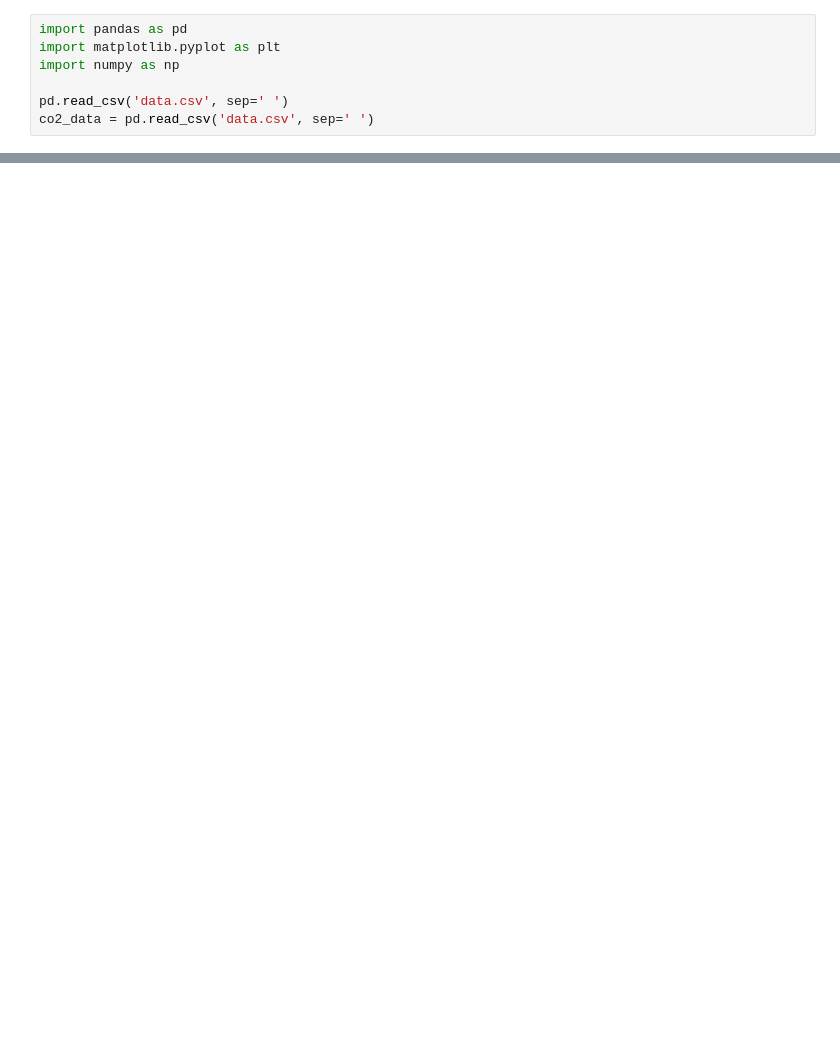
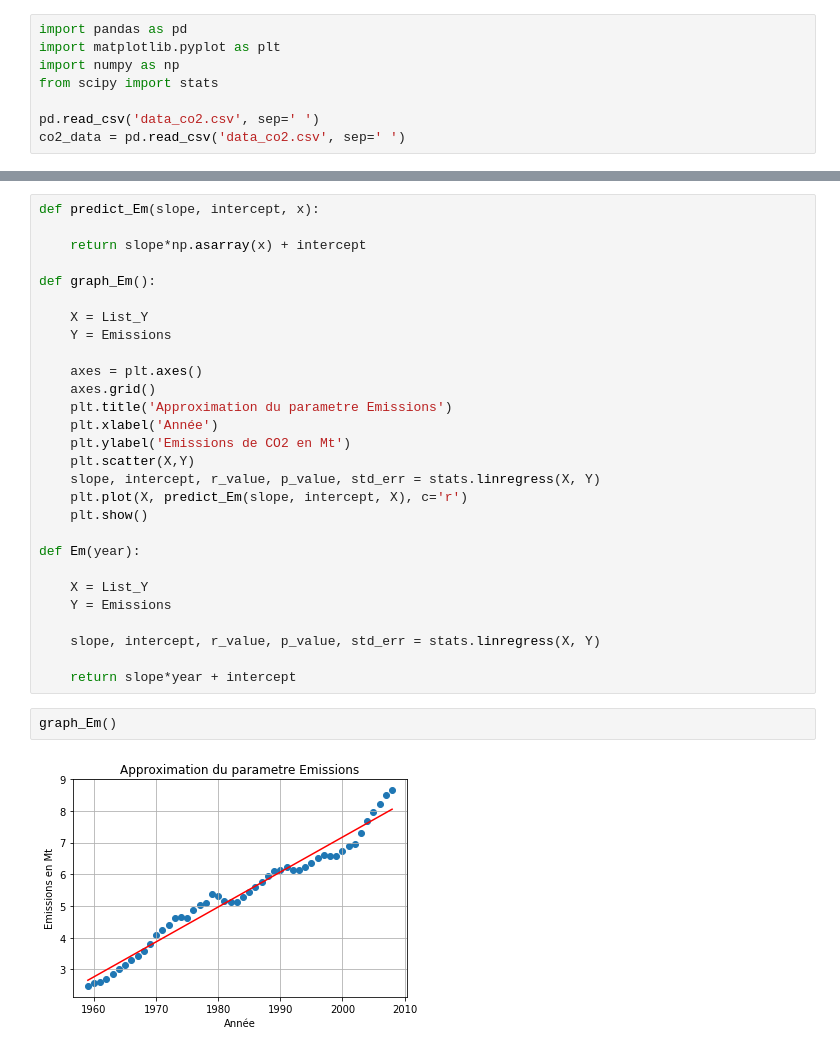
Before and after one commit to are2019-mipia1a2/Evolution-CO2, a Jupyter notebook: CO2_ARE.ipynb, the cells around one changed output, grey strips where cells are left out. Saved outputs shown, nothing was run; the diff lists cells and outputs as text; blank space fills up the shorter version.

```diff
--- a/CO2_ARE.ipynb
+++ b/CO2_ARE.ipynb
@@ -2,9 +2,10 @@
 import pandas as pd
 import matplotlib.pyplot as plt
 import numpy as np
+from scipy import stats
 
-pd.read_csv('data.csv', sep=' ')
-co2_data = pd.read_csv('data.csv', sep=' ')
+pd.read_csv('data_co2.csv', sep=' ')
+co2_data = pd.read_csv('data_co2.csv', sep=' ')
 # %%
 Emissions = [float(j.replace(",", ".")) for j in [i for i in co2_data['Em']]]
 Util_terres = [float(j.replace(",", ".")) for j in [i for i in co2_data['Util_terres']]]
@@ -37,3 +39,35 @@ print(calcul_co2_y(Emissions,Util_terres,672.051428571429,1958,56.3/100))
 # %% [output]
 {1958: 672.051428571429, 1959: 673.738248571429, 1960: 675.4731385714291, 1961: 677.2429885714291, 1962: 679.0609085714292, 1963: 680.9487485714293, 1964: 682.9152485714293, 1965: 684.9429285714293, 1 ...
 [figure]
+# %%
+def predict_Em(slope, intercept, x):
+
+    return slope*np.asarray(x) + intercept
+
+def graph_Em():
+
+    X = List_Y
+    Y = Emissions
+
+    axes = plt.axes()
+    axes.grid()
+    plt.title('Approximation du parametre Emissions')
+    plt.xlabel('Année')
+    plt.ylabel('Emissions de CO2 en Mt')
+    plt.scatter(X,Y)
+    slope, intercept, r_value, p_value, std_err = stats.linregress(X, Y)
+    plt.plot(X, predict_Em(slope, intercept, X), c='r')
+    plt.show()
+
+def Em(year):
+
+    X = List_Y
+    Y = Emissions
+
+    slope, intercept, r_value, p_value, std_err = stats.linregress(X, Y)
+
+    return slope*year + intercept
+# %%
+graph_Em()
+# %% [output]
+[figure, added]
```
Also changed, not shown: parts of 13 cells of this notebook.
